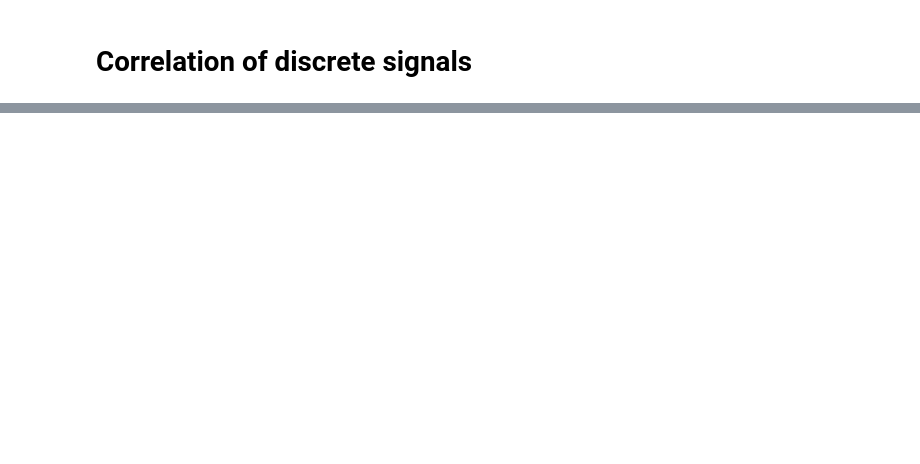
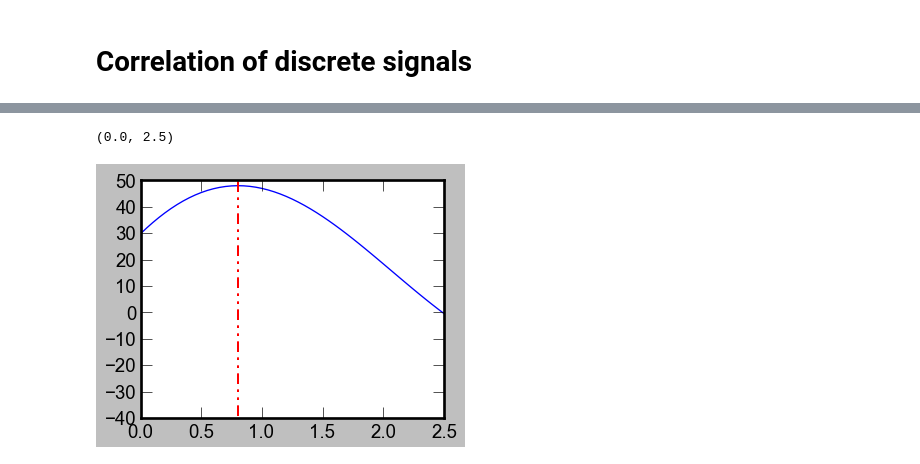
Before and after one commit to OrielBanne/myIPythonNotebooks, a Jupyter notebook: Signal_Processing/Cross correlation.ipynb, the cells around one changed output, grey strips where cells are left out. Saved outputs shown, nothing was run; the diff lists cells and outputs as text; code cells hidden in the pictures; blank space fills up the shorter version.

```diff
--- a/Signal_Processing/Cross correlation.ipynb
+++ b/Signal_Processing/Cross correlation.ipynb
@@ -74,0 +62,8 @@ ValueError: maglags must be None or strictly positive < 7
+# %%
+plt.plot(lag, coor, lw=1);
+line = plt.axvline(x=16*dt, ymin=-40, ymax = 50, linewidth=1.5, color='r')
+line.set_dashes([8, 4, 2, 4, 2, 4])
+plt.xlim(0.,2.5)
+# %% [output]
+(0.0, 2.5)
+[figure, added]
```
Also changed, not shown: parts of 17 cells of this notebook.
